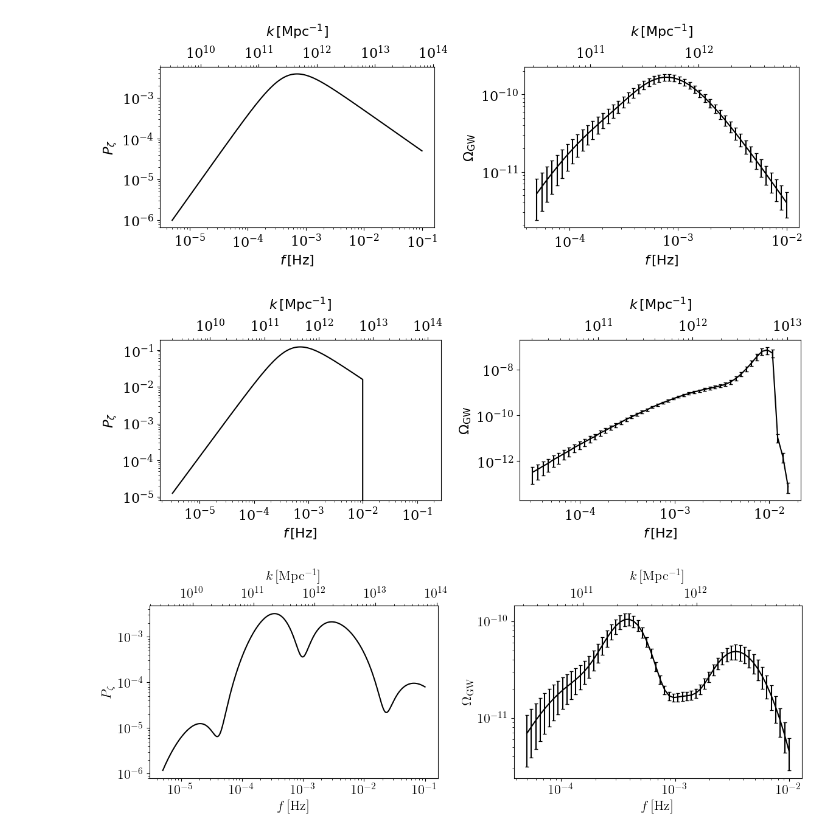
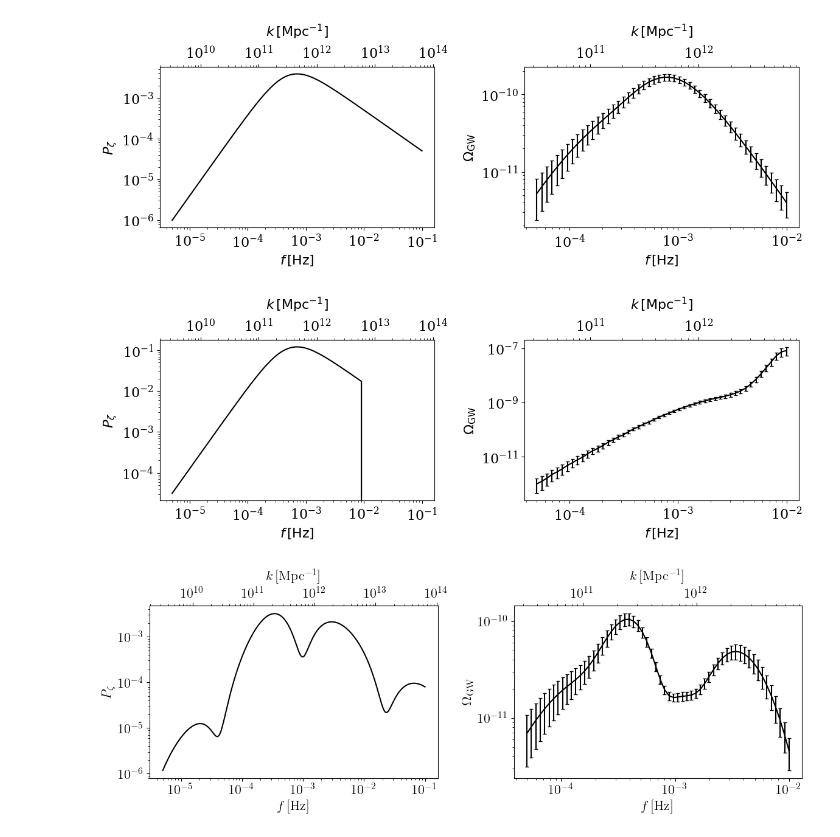
Before and after one commit to Ameek94/SIGW_Inverse, a Jupyter notebook: spectrum_examples.ipynb, the cells around one changed output. Drawn from its saved outputs; the diff is of its cells as text; code cells hidden in the pictures.

```diff
--- a/spectrum_examples.ipynb
+++ b/spectrum_examples.ipynb
@@ -20,7 +20,7 @@ kmin, kmax = 5e-5, 1e-2
 k_arr = jnp.logspace(np.log10(kmin), np.log10(kmax), 50)
 
 fac = 10
-p_arr = jnp.geomspace(kmin/fac,kmax*fac,400)
+p_arr = jnp.geomspace(kmin/fac,kmax*fac,100)
 # %%
 # bpl
 
@@ -72,10 +72,10 @@ plt.savefig("bpl_input.pdf")
 # %% [output]
 [figure]
 # %%
-kmin, kmax = 10**(-4.5), 10**(-1.8)
-k_arr = jnp.logspace(np.log10(kmin), np.log10(kmax), 50)
-fac = 10
-p_arr = jnp.geomspace(kmin/fac,kmax*fac,400)
+# kmin, kmax = 10**(-4.5), 10**(-1.8)
+# k_arr = jnp.logspace(np.log10(kmin), np.log10(kmax), 50)
+# fac = 10
+# p_arr = jnp.geomspace(kmin/fac,kmax*fac,100)
 
 f = k_arr # jnp.geomspace(1e-3 , 1e-1, 50)
 
@@ -118,36 +118,36 @@ kstar = 1e-3
 omks_sigma = gwb_amp*( 0.05*(np.log(k_arr/kstar))**2 + 0.1) # 2% error at kstar + more towards edges
 gwb_cov = jnp.diag(omks_sigma**2)
 
-np.savez("data/bpl_ker_data.npz", k=k_arr, gw=gwb_amp, cov=gwb_cov, p_arr=p_arr, pz_amp=pz_amp)
+np.savez("bpl_ker_data.npz", k=k_arr, gw=gwb_amp, cov=gwb_cov, p_arr=p_arr, pz_amp=pz_amp)
 
 # Plot the results
 fig, (ax1, ax2) = plt.subplots(1, 2, figsize=(12, 4.5))
 
 ax1.loglog(p_arr, pz_amp, color='k', lw=1.5)
 ax1.set_ylabel(r'$P_{\zeta}$')
 
 ax2.set_ylabel(r'$\Omega_{\mathrm{GW}}$')
 ax2.loglog(f, gwb_amp, color='k', lw=1.5)
 ax2.errorbar(f, gwb_amp, yerr=omks_sigma, fmt='none', ecolor='k', capsize=2)
 # ax2.fill_between(f, gwb_amp + 1.96 * omks_sigma, gwb_amp - 1.96 * omks_sigma, alpha=0.2, color='k')
 
 # Adjust axes for log scale and add secondary axis for k [Mpc^-1]
 for ax in [ax1, ax2]:
     ax.set(yscale='log', xscale='log', xlabel=r'$f\,{\rm [Hz]}$')
 
 # Conversion factor from f (Hz) to k (Mpc^-1)
 k_mpc_f_hz = 2 * np.pi * 1.03 * 10 ** 14
 for x in [ax1, ax2]:
     secax = x.secondary_xaxis('top', functions=(lambda x: x * k_mpc_f_hz, lambda x: x / k_mpc_f_hz))
     secax.set_xlabel(r"$k\,{\rm [Mpc^{-1}]}$", labelpad=10)
 
 # Tight layout for the plot
 fig.tight_layout()
 
 # Save the plot
 plt.savefig("bpl_ker_input.pdf")
 # %% [output]
-[figure, old version]
+[figure, new version]
 # %%
 # osc
 
```
Also changed, not shown: 1 other file.
